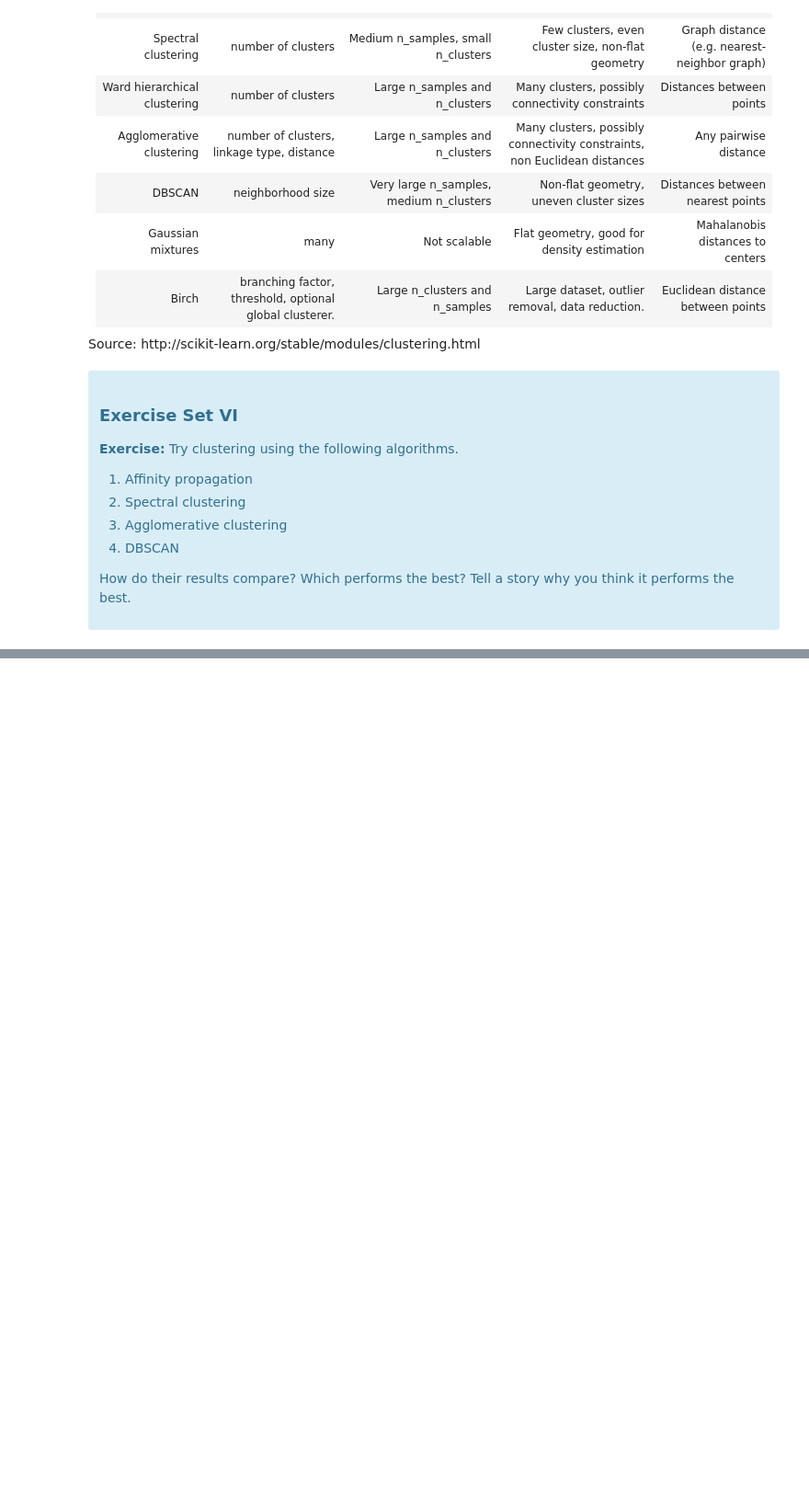
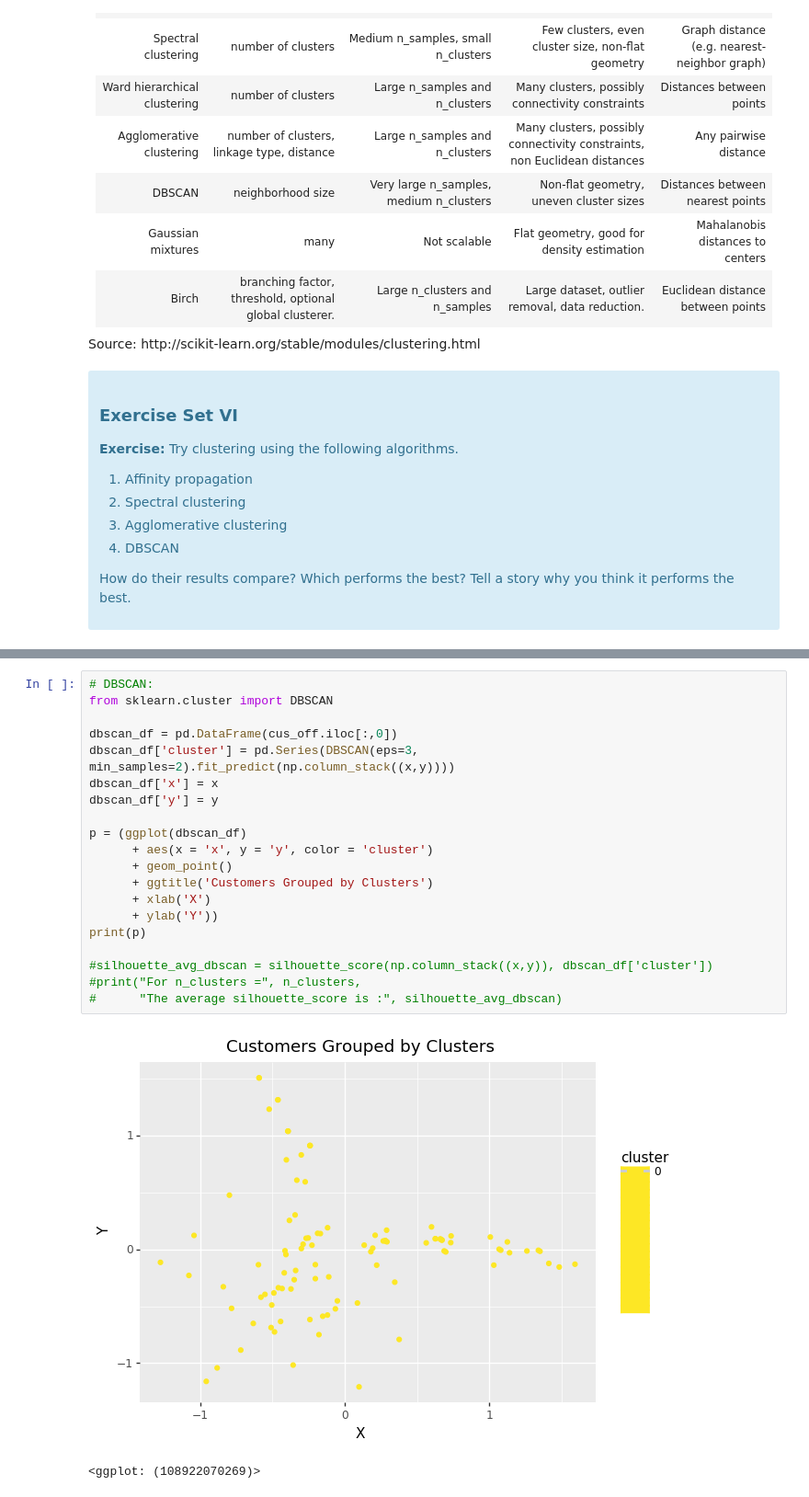
Before and after one commit to fsafe/aic-projects-public, a Jupyter notebook: unit-8-clustering/Mini_Project_Clustering.ipynb, the cells around one changed output, grey strips where cells are left out. Shown at 92% size. Cells and saved outputs as stored; diff of their text form; blank space fills up the shorter version.

```diff
--- a/unit-8-clustering/Mini_Project_Clustering.ipynb
+++ b/unit-8-clustering/Mini_Project_Clustering.ipynb
@@ -556,0 +685,23 @@ Source: http://scikit-learn.org/stable/modules/clustering.html
+# %%
+# DBSCAN:
+from sklearn.cluster import DBSCAN
+
+dbscan_df = pd.DataFrame(cus_off.iloc[:,0])
+dbscan_df['cluster'] = pd.Series(DBSCAN(eps=3, min_samples=2).fit_predict(np.column_stack((x,y))))
+dbscan_df['x'] = x
+dbscan_df['y'] = y
+
+p = (ggplot(dbscan_df)
+      + aes(x = 'x', y = 'y', color = 'cluster')
+      + geom_point()
+      + ggtitle('Customers Grouped by Clusters')
+      + xlab('X')
+      + ylab('Y'))
+print(p)
+
+#silhouette_avg_dbscan = silhouette_score(np.column_stack((x,y)), dbscan_df['cluster'])
+#print("For n_clusters =", n_clusters,
+#      "The average silhouette_score is :", silhouette_avg_dbscan)
+# %% [output]
+[figure, added]
+<ggplot: (108922070269)>
```
Also changed, not shown: parts of 9 cells of this notebook.
